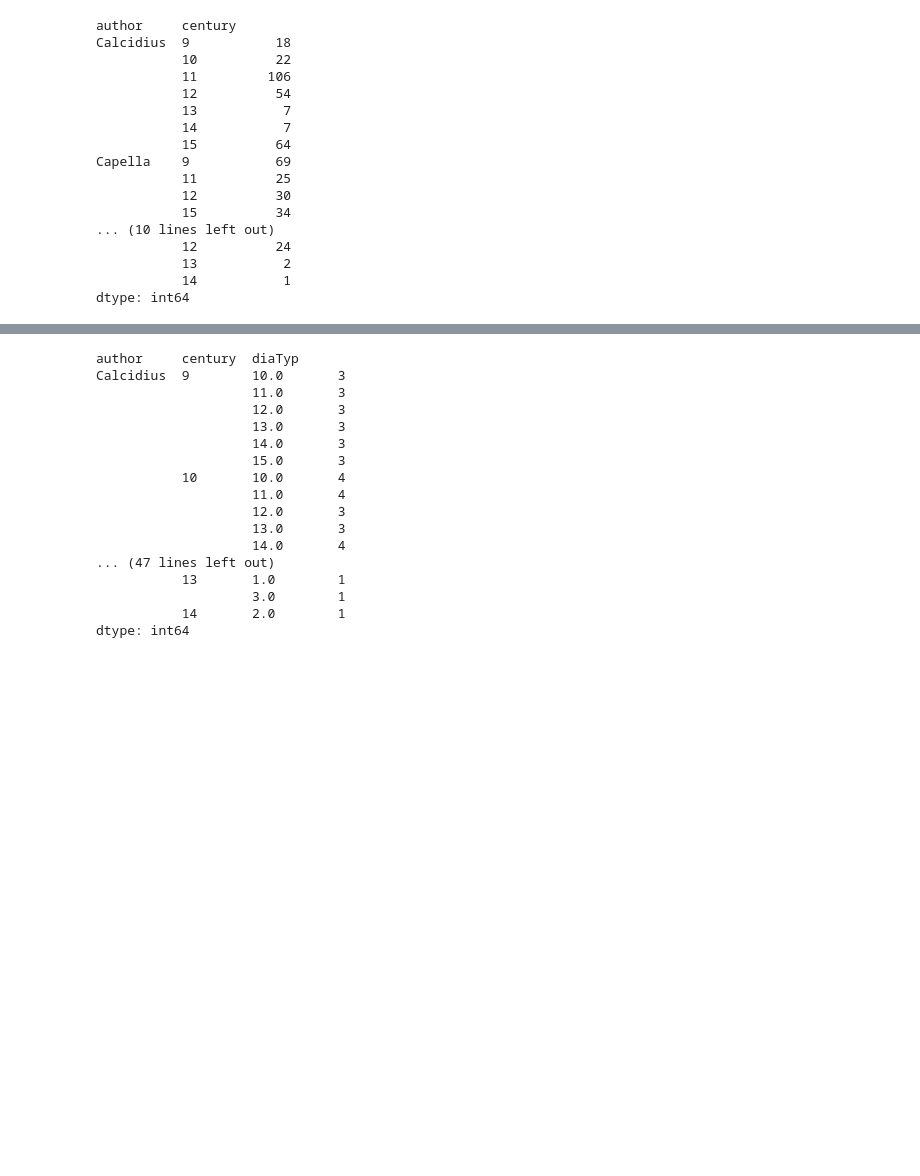
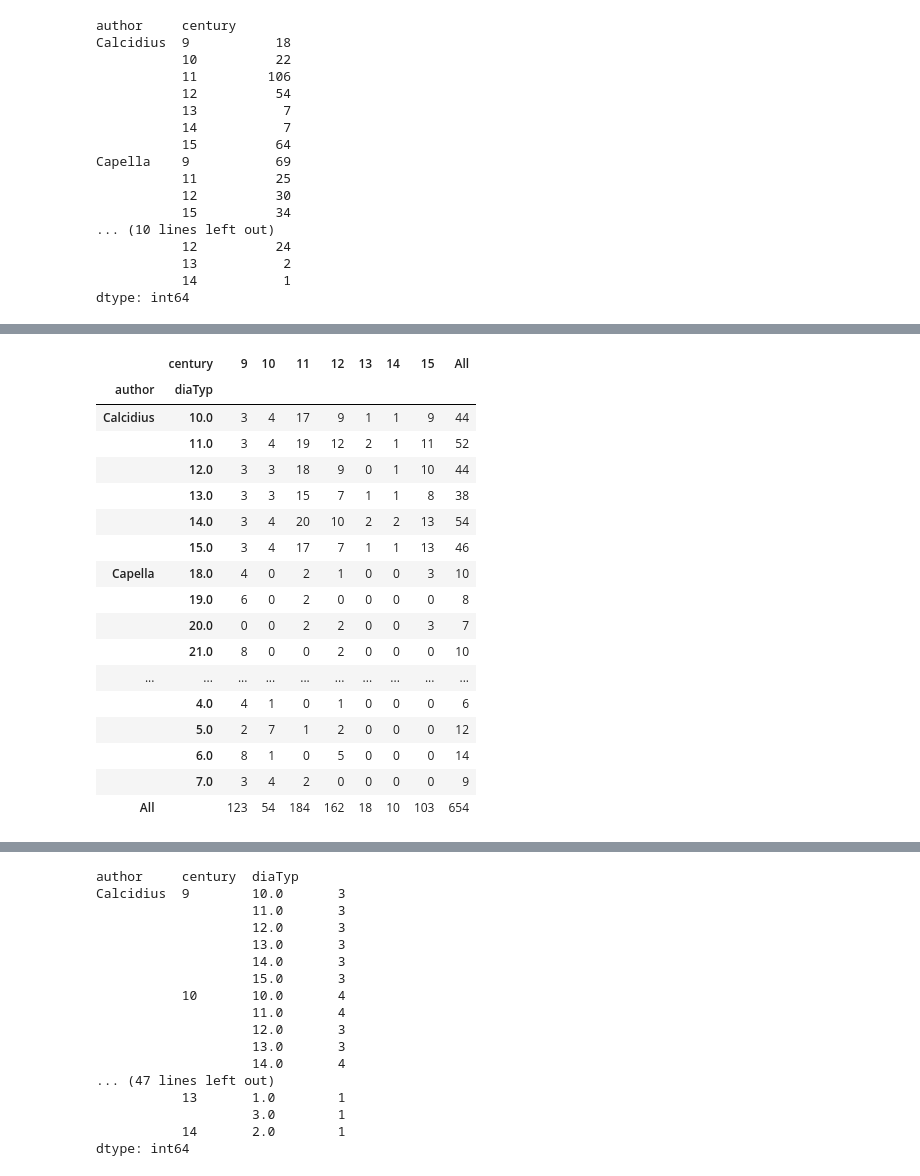
Before and after one commit to computational-humanities/topoi, a Jupyter notebook: projects/medievaldiagrams/Notebooks/MedDataframes.ipynb, the cells around one changed output, grey strips where cells are left out. Drawn from its saved outputs; the diff is of its cells as text; code cells hidden in the pictures; blank space fills up the shorter version.

```diff
--- a/projects/medievaldiagrams/Notebooks/MedDataframes.ipynb
+++ b/projects/medievaldiagrams/Notebooks/MedDataframes.ipynb
@@ -203,0 +200,21 @@ dtype: int64
+# %%
+pd.crosstab([diagrams["author"],diagrams["diaTyp"]],diagrams["century"],margins=True)
+# %% [output]
+|  | century | 9 | 10 | 11 | 12 | 13 | 14 | 15 | All |
+| author | diaTyp |  |  |  |  |  |  |  |  |
+| Calcidius | 10.0 | 3 | 4 | 17 | 9 | 1 | 1 | 9 | 44 |
+|  | 11.0 | 3 | 4 | 19 | 12 | 2 | 1 | 11 | 52 |
+|  | 12.0 | 3 | 3 | 18 | 9 | 0 | 1 | 10 | 44 |
+|  | 13.0 | 3 | 3 | 15 | 7 | 1 | 1 | 8 | 38 |
+|  | 14.0 | 3 | 4 | 20 | 10 | 2 | 2 | 13 | 54 |
+|  | 15.0 | 3 | 4 | 17 | 7 | 1 | 1 | 13 | 46 |
+| Capella | 18.0 | 4 | 0 | 2 | 1 | 0 | 0 | 3 | 10 |
+|  | 19.0 | 6 | 0 | 2 | 0 | 0 | 0 | 0 | 8 |
+|  | 20.0 | 0 | 0 | 2 | 2 | 0 | 0 | 3 | 7 |
+|  | 21.0 | 8 | 0 | 0 | 2 | 0 | 0 | 0 | 10 |
+| ... | ... | ... | ... | ... | ... | ... | ... | ... | ... |
+|  | 4.0 | 4 | 1 | 0 | 1 | 0 | 0 | 0 | 6 |
+|  | 5.0 | 2 | 7 | 1 | 2 | 0 | 0 | 0 | 12 |
+|  | 6.0 | 8 | 1 | 0 | 5 | 0 | 0 | 0 | 14 |
+|  | 7.0 | 3 | 4 | 2 | 0 | 0 | 0 | 0 | 9 |
+| All |  | 123 | 54 | 184 | 162 | 18 | 10 | 103 | 654 |
```
Also changed, not shown: parts of 11 cells of this notebook, 2 other files.
